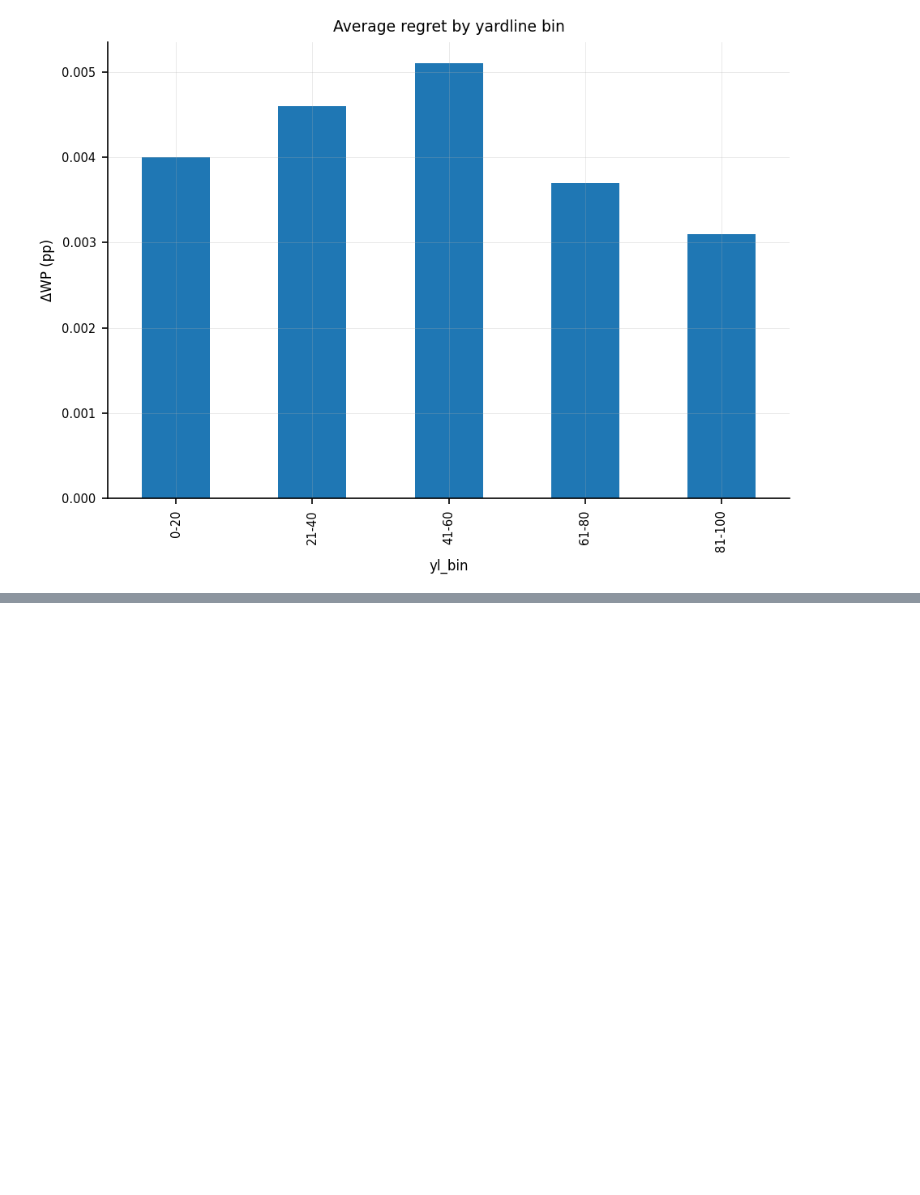
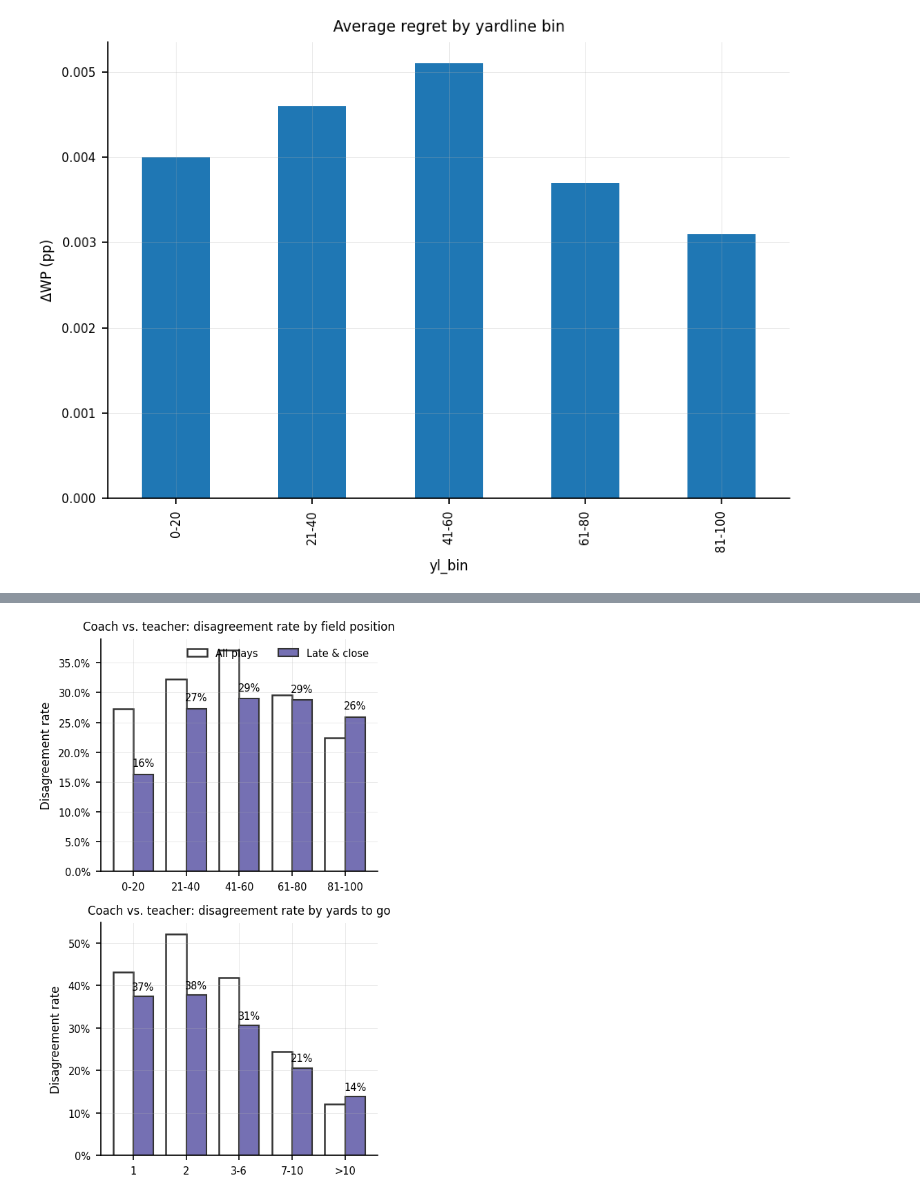
Before and after one commit to marco-vgn/nfl-4th-down-dwp, a Jupyter notebook: notebooks/nfl_4thdown_EDA.ipynb, the cells around one changed output, grey strips where cells are left out. Saved outputs shown, nothing was run; the diff lists cells and outputs as text; code cells hidden in the pictures; blank space fills up the shorter version.

```diff
--- a/notebooks/nfl_4thdown_EDA.ipynb
+++ b/notebooks/nfl_4thdown_EDA.ipynb
@@ -658,0 +593,52 @@ print(json.dumps(summary, indent=2))
+# %%
+# bins order
+yl_order = ["0-20","21-40","41-60","61-80","81-100"]
+ytg_order = ["1","2","3-6","7-10",">10"]
+
+# ensure ordered categories
+eda["yl_bin"]  = pd.Categorical(eda["yl_bin"],  categories=yl_order,  ordered=True)
+eda["ytg_bin"] = pd.Categorical(eda["ytg_bin"], categories=ytg_order, ordered=True)
+
+late_close_eda = eda[(eda.game_seconds_remaining < 600) & (eda["score_differential"].abs() <= 8)]
+
+# group means
+all_yl = eda.groupby("yl_bin")["disagree"].mean().reindex(yl_order)
+lc_yl  = late_close_eda.groupby("yl_bin")["disagree"].mean().reindex(yl_order)
+
+all_ytg = eda.groupby("ytg_bin")["disagree"].mean().reindex(ytg_order)
+lc_ytg  = late_close_eda.groupby("ytg_bin")["disagree"].mean().reindex(ytg_order)
+
+# plot
+fig, (ax1, ax2) = plt.subplots(2, 1, figsize=(WIDTH, WIDTH*1.6), sharex=False)
+
+# Yardline bins
+x = np.arange(len(yl_order))
+w = 0.38
+ax1.bar(x - w/2, all_yl.values, width=w, facecolor="white", edgecolor="0.2", linewidth=1.2, label="All plays")
+ax1.bar(x + w/2, lc_yl.values,  width=w, color=colors["go"], edgecolor="0.2", linewidth=1.0, label="Late & close")
+for xi, v in zip(x + w/2, lc_yl.values):
+    ax1.text(xi, v + 0.01, f"{v*100:.0f}%", ha="center", va="bottom", fontsize=7)
+ax1.set_xticks(x, yl_order)
+ax1.set_ylabel("Disagreement rate")
+ax1.yaxis.set_major_formatter(PercentFormatter(1.0))
+ax1.set_title("Coach vs. teacher: disagreement rate by field position", fontsize=8)
+ax1.grid(axis="y", linestyle="-", linewidth=0.4, alpha=0.3)
+ax1.legend(frameon=False, ncols=2)
+
+# Yards-to-go bins
+x2 = np.arange(len(ytg_order))
+ax2.bar(x2 - w/2, all_ytg.values, width=w, facecolor="white", edgecolor="0.2", linewidth=1.2, label="All plays")
+ax2.bar(x2 + w/2, lc_ytg.values,  width=w, color=colors["go"], edgecolor="0.2", linewidth=1.0, label="Late & close")
+for xi, v in zip(x2 + w/2, lc_ytg.values):
+    ax2.text(xi, v + 0.01, f"{v*100:.0f}%", ha="center", va="bottom", fontsize=7)
+ax2.set_xticks(x2, ytg_order)
+ax2.set_ylabel("Disagreement rate")
+ax2.yaxis.set_major_formatter(PercentFormatter(1.0))
+ax2.set_title("Coach vs. teacher: disagreement rate by yards to go", fontsize=8)
+ax2.grid(axis="y", linestyle="-", linewidth=0.4, alpha=0.3)
+
+fig.tight_layout()
+fig.savefig("../reports/figures/disagree_rate_by_bins.png")
+plt.show()
+# %% [output]
+[figure, added]
```
Also changed, not shown: parts of 23 cells of this notebook, 2 other files.
